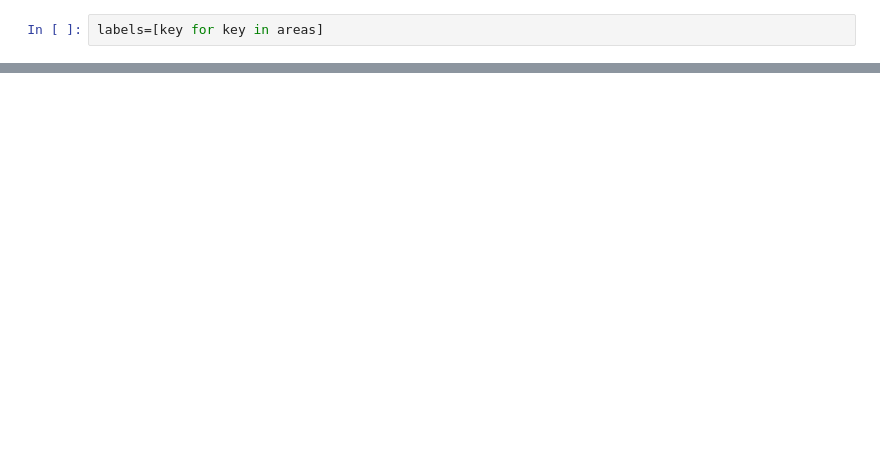
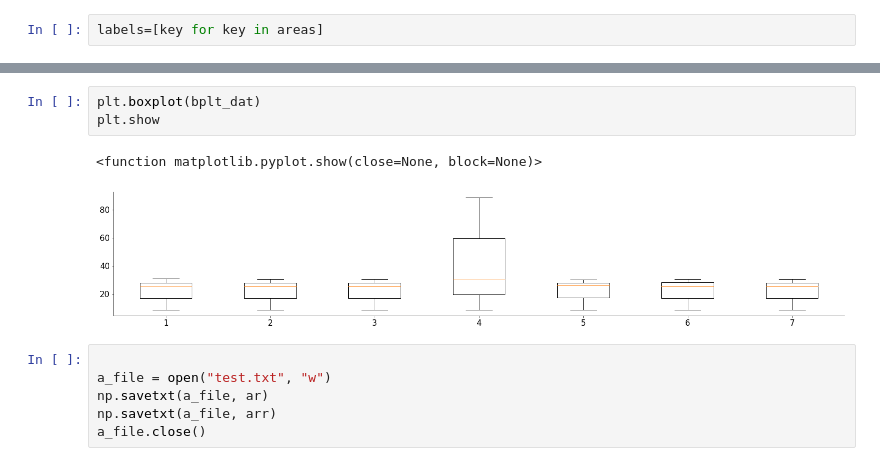
Before and after one commit to Enormous-Ferrets/steinmetz-analysis, a Jupyter notebook: himanshu/Systematic_nb.ipynb, the cells around one changed output, grey strips where cells are left out. Drawn from its saved outputs; the diff is of its cells as text; blank space fills up the shorter version.

```diff
--- a/himanshu/Systematic_nb.ipynb
+++ b/himanshu/Systematic_nb.ipynb
@@ -368,0 +426,12 @@ labels
+# %%
+plt.boxplot(bplt_dat)
+plt.show
+# %% [output]
+<function matplotlib.pyplot.show(close=None, block=None)>
+[figure, added]
+# %%
+
+a_file = open("test.txt", "w")
+np.savetxt(a_file, ar)
+np.savetxt(a_file, arr)
+a_file.close()
```
Also changed, not shown: parts of 16 cells of this notebook.
